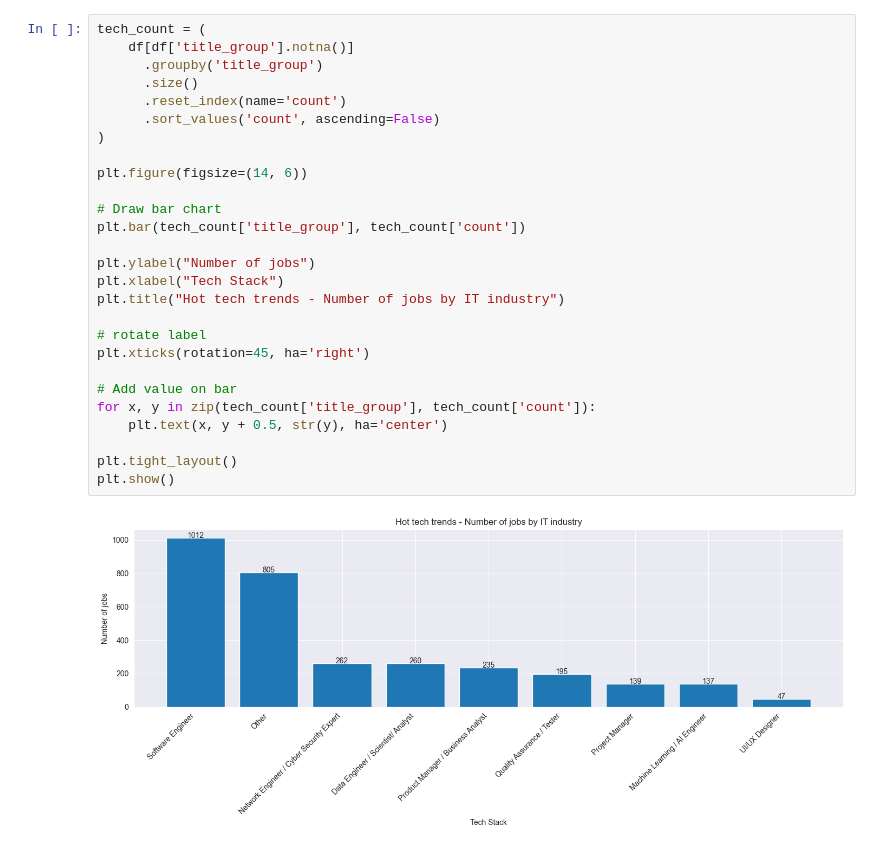
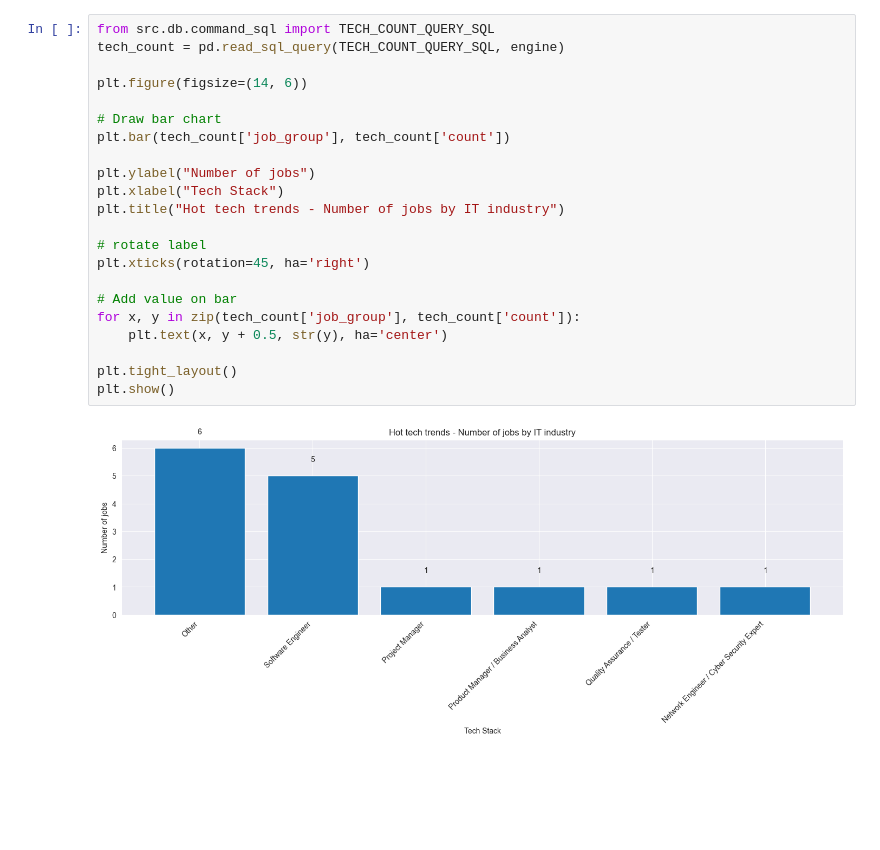
Before and after one commit to NadymB/mini-project, a Jupyter notebook: notebooks/analytics.ipynb, the cells around one changed output. Drawn from its saved outputs; the diff is of its cells as text; blank space fills up the shorter version.

```diff
--- a/notebooks/analytics.ipynb
+++ b/notebooks/analytics.ipynb
@@ -86,29 +83,24 @@ plt.show()
 # %%
-tech_count = (
-    df[df['title_group'].notna()]
-      .groupby('title_group')
-      .size()
-      .reset_index(name='count')
-      .sort_values('count', ascending=False)
-)
+from src.db.command_sql import TECH_COUNT_QUERY_SQL
+tech_count = pd.read_sql_query(TECH_COUNT_QUERY_SQL, engine)
 
 plt.figure(figsize=(14, 6))
 
 # Draw bar chart
-plt.bar(tech_count['title_group'], tech_count['count'])
+plt.bar(tech_count['job_group'], tech_count['count'])
 
 plt.ylabel("Number of jobs")
 plt.xlabel("Tech Stack")
 plt.title("Hot tech trends - Number of jobs by IT industry")
 
 # rotate label
 plt.xticks(rotation=45, ha='right')
 
 # Add value on bar
-for x, y in zip(tech_count['title_group'], tech_count['count']):
+for x, y in zip(tech_count['job_group'], tech_count['count']):
     plt.text(x, y + 0.5, str(y), ha='center')
 
 plt.tight_layout()
 plt.show()
 # %% [output]
-[figure, old version]
+[figure, new version]
```
Also changed, not shown: parts of 2 cells of this notebook, 15 other files.
